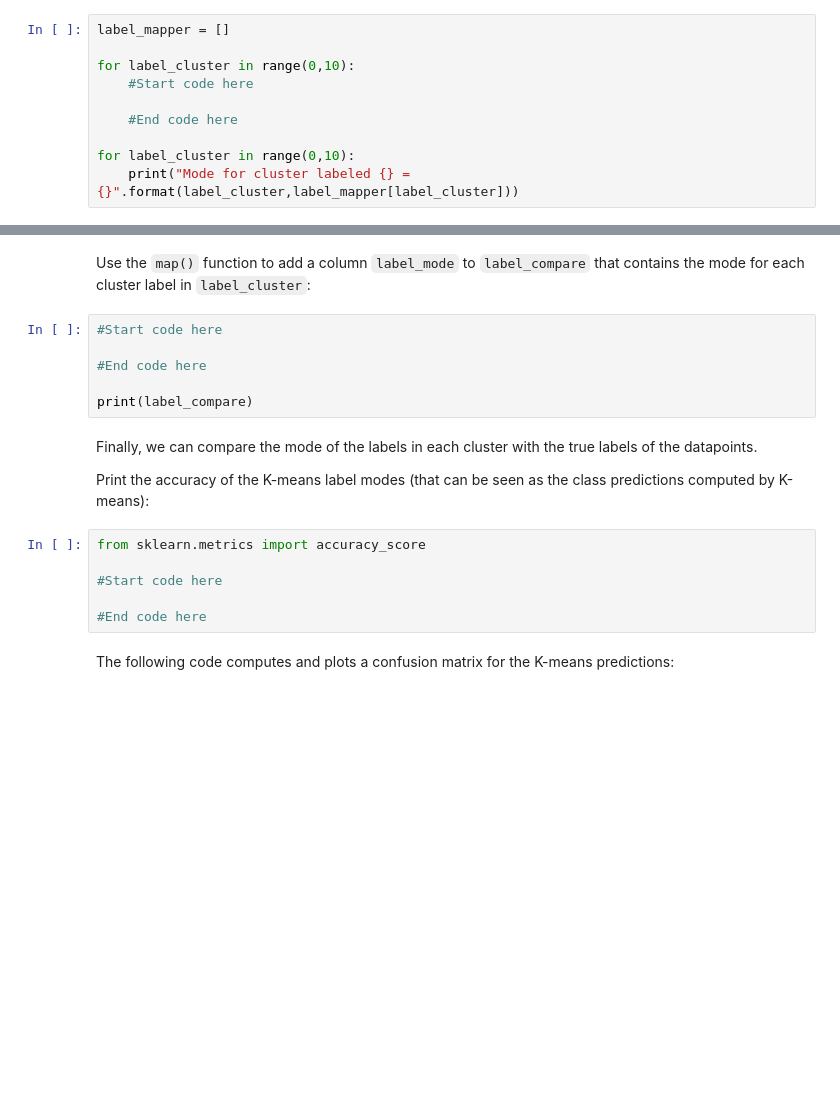
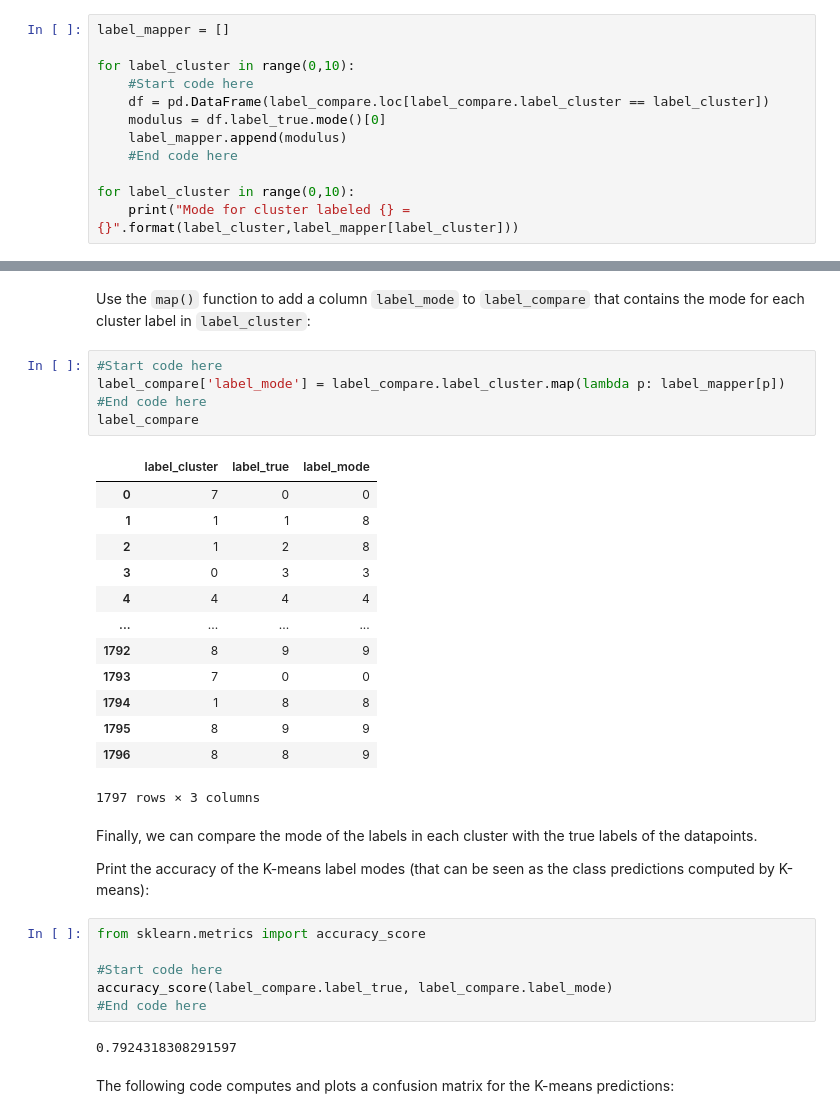
Before and after one commit to rvhoeije/D012513A-Specialised-Bio-informatics-Machine-Learning_2, a Jupyter notebook: practicum_II/Kmeans_EXAM.ipynb, the cells around one changed output, grey strips where cells are left out. Cells and saved outputs as stored; diff of their text form; blank space fills up the shorter version.

```diff
--- a/practicum_II/Kmeans_EXAM.ipynb
+++ b/practicum_II/Kmeans_EXAM.ipynb
@@ -221,7 +209,9 @@ label_mapper = []
 
 for label_cluster in range(0,10):
     #Start code here
-
+    df = pd.DataFrame(label_compare.loc[label_compare.label_cluster == label_cluster])
+    modulus = df.label_true.mode()[0]
+    label_mapper.append(modulus)
     #End code here
 
 for label_cluster in range(0,10):
@@ -230,10 +231,23 @@ for label_cluster in range(0,10):
 Use the `map()` function to add a column `label_mode` to `label_compare` that contains the mode for each cluster label in `label_cluster`:
 # %%
 #Start code here
-
+label_compare['label_mode'] = label_compare.label_cluster.map(lambda p: label_mapper[p])
 #End code here
-
-print(label_compare)
+label_compare
+# %% [output]
+|  | label_cluster | label_true | label_mode |
+| 0 | 7 | 0 | 0 |
+| 1 | 1 | 1 | 8 |
+| 2 | 1 | 2 | 8 |
+| 3 | 0 | 3 | 3 |
+| 4 | 4 | 4 | 4 |
+| ... | ... | ... | ... |
+| 1792 | 8 | 9 | 9 |
+| 1793 | 7 | 0 | 0 |
+| 1794 | 1 | 8 | 8 |
+| 1795 | 8 | 9 | 9 |
+| 1796 | 8 | 8 | 9 |
+1797 rows × 3 columns
 # %% [markdown]
 Finally, we can compare the mode of the labels in each cluster with the true labels of the datapoints.
 
@@ -242,8 +256,10 @@ Print the accuracy of the K-means label modes (that can be seen as the class pre
 from sklearn.metrics import accuracy_score
 
 #Start code here
-
+accuracy_score(label_compare.label_true, label_compare.label_mode)
 #End code here
+# %% [output]
+0.7924318308291597
 # %% [markdown]
 The following code computes and plots a confusion matrix for the K-means predictions:
 # %%
```
Also changed, not shown: parts of 6 cells of this notebook.
